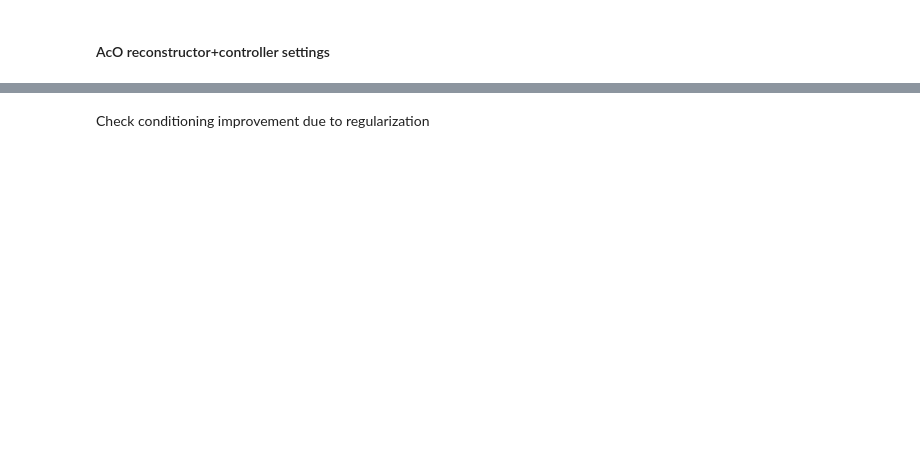
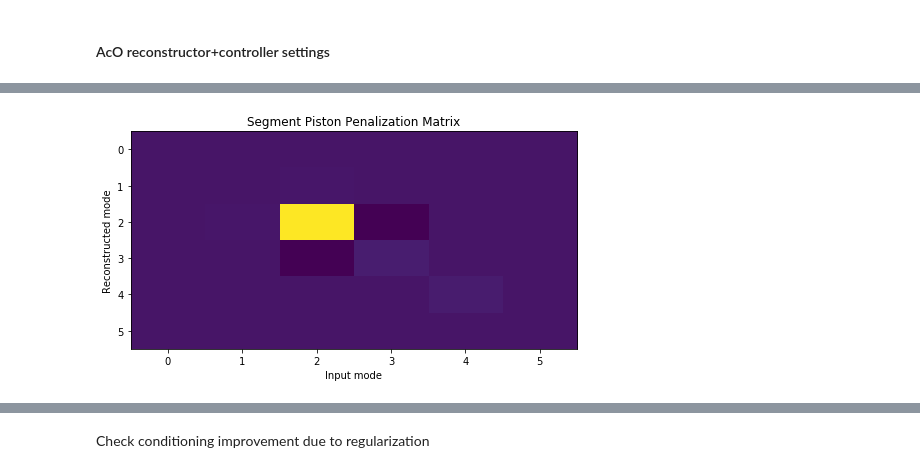
Before and after one commit to rconan/SIMCEO, a Jupyter notebook: dos/B2020_NS_shortExpAcO/setup_AcO.ipynb, the cells around one changed output, grey strips where cells are left out. Drawn from its saved outputs; the diff is of its cells as text; code cells hidden in the pictures; blank space fills up the shorter version.

```diff
--- a/dos/B2020_NS_shortExpAcO/setup_AcO.ipynb
+++ b/dos/B2020_NS_shortExpAcO/setup_AcO.ipynb
@@ -285,0 +438,79 @@ Dimension of the vector of actuator limits:1228
+# %%
+# Get weighting matrices
+
+if (Dp.shape[1] == 82):
+    # Include zero columns corresponfing to bending modes
+    DpwBM = np.hstack([Dp, np.zeros((Dp.shape[0],7*n_bm))])
+else:
+    print('There is an unexpected number of columns in Piston calibration matrix Dp!')
+
+if not include_mount:
+    W2, Rs = get_aco_recW2(Dsh, wfsMask, DpwBM=DpwBM, rho_p=rho_p, rho_s=rho_s,plotPistonRegMat=True)#, gb_clk=gb_clk)
+    W3 = get_aco_recW3(rho_rbm1=rho_rbm1, rho_rbm2=rho_rbm2, rho_Fz=rho_Fz)
+else:
+    W2, Rs = get_aco_recW2(Dsh, wfsMask, DpwBM=DpwBM, rho_p=rho_p, rho_s=rho_s,
+                                    Dp_az=Dp_az,Dp_el=Dp_el)
+    W3 = get_aco_recW3(rho_rbm1=rho_rbm1, rho_rbm2=rho_rbm2, rho_Fz=rho_Fz, rho_m=rho_m)
+
+# Print reconstructor regularization weights
+if(0):
+    np.set_printoptions(formatter={'float': '{: 0.6f}'.format})
+    # Include M1/M2 S7 Rz
+    aux = np.insert(np.diag(W3),[72+(165*6)+5,72+(165*6)+10],0)
+    if include_mount:
+        print('Mount weights:\n',aux[-2:])
+        aux = np.reshape(np.append(aux[:-2],np.array([0]*11)),[7,12+165])
+    else:
+        aux = np.reshape(np.append(aux,np.array([0]*11)),[7,12+165])
+   # Get weights from split
+    _wM1rbm,_wM2rbm,_wBM = np.split(aux,[6,12],axis=1)
+    print('M1/TxyzRxyz weights:\n',_wM1rbm[[0,6]])
+    print('M2/TxyzRxyz weights:\n',_wM2rbm[[0,6]])
+    print('Fz weights:\n',_wBM[0,:5],'...')
+    np.set_printoptions(formatter=None)
+
+
+# Bending modes' data
+Afz = {}
+# OA segment weights
+filepath = os.path.join('../gmt_model_dt','m1s1_Af.mat')
+Afz['outer'] = spio.loadmat(filepath)['afprime']
+_U,s_oa,V_oaT = la.svd(Afz['outer'],0)
+bm2Fz_oa = np.dot(V_oaT.T, np.diag(1/s_oa)[:,:n_bm])
+# CS (center segment) weights
+filepath = os.path.join('../gmt_model_dt','m1s7_Af.mat')
+Afz['center'] = spio.loadmat(filepath)['afprime']
+_U,s_cs,V_csT = la.svd(Afz['center'],0)
+bm2Fz_cs = np.dot(V_csT.T, np.diag(1/s_cs)[:,:n_bm])
+
+
+# Transformation matrix from ctrlb modes to actuator action domain
+fz_factor = np.mean(max_m1RBM + max_m2RBM)/max_Fz
+_Tu = block_diag( np.eye(84), np.kron(np.eye(6),fz_factor*bm2Fz_oa), fz_factor*bm2Fz_cs)
+_TuwoS7Rz = block_diag( np.eye(82), np.kron(np.eye(6),fz_factor*bm2Fz_oa), fz_factor*bm2Fz_cs)
+# Actuator ranges [M1_RBM;M2_RBM;M1_SA_F]
+rbm_ranges = max_m1RBM*7 + max_m2RBM*7
+u_ranges = rbm_ranges + [fz_factor*max_Fz]*bm2Fz_oa.shape[0]*6 + [fz_factor*max_Fz]*bm2Fz_cs.shape[0]
+print('\nDimension of the vector of actuator limits:%d'%len(u_ranges))
+
+# Control action upper limits vector
+umax = np.array(u_ranges) # np.array([]) #
+
+if include_mount:
+    _Tu = block_diag(_Tu,np.eye(2))
+    _TuwoS7Rz = block_diag(_TuwoS7Rz,np.eye(2))
+    umax = np.hstack([umax, np.array(max_az_el)]) # np.array([]) #
+
+# AcO integral controller gain
+k_I = 0.5
+
+# Active Optics dictionary data
+W3 = _TuwoS7Rz.T @ W3 @ _TuwoS7Rz
+
+
+data = {'SHAcO_qp':{'D':Dsh,'W2':W2,'W3':W3,'K':k_I,
+                    'wfsMask':calib_dt['wfsMask'],
+                    'umin':-umax, 'umax':umax,'rm_mean_slopes':True,
+                    '_Tu':_Tu, 'rho_3':1.0e-1, 'end2end_ordering':True}} #'J1_J3_ratio':10
+# %% [output]
+[figure, added]
```
Also changed, not shown: parts of 20 cells of this notebook, 2 other files.
